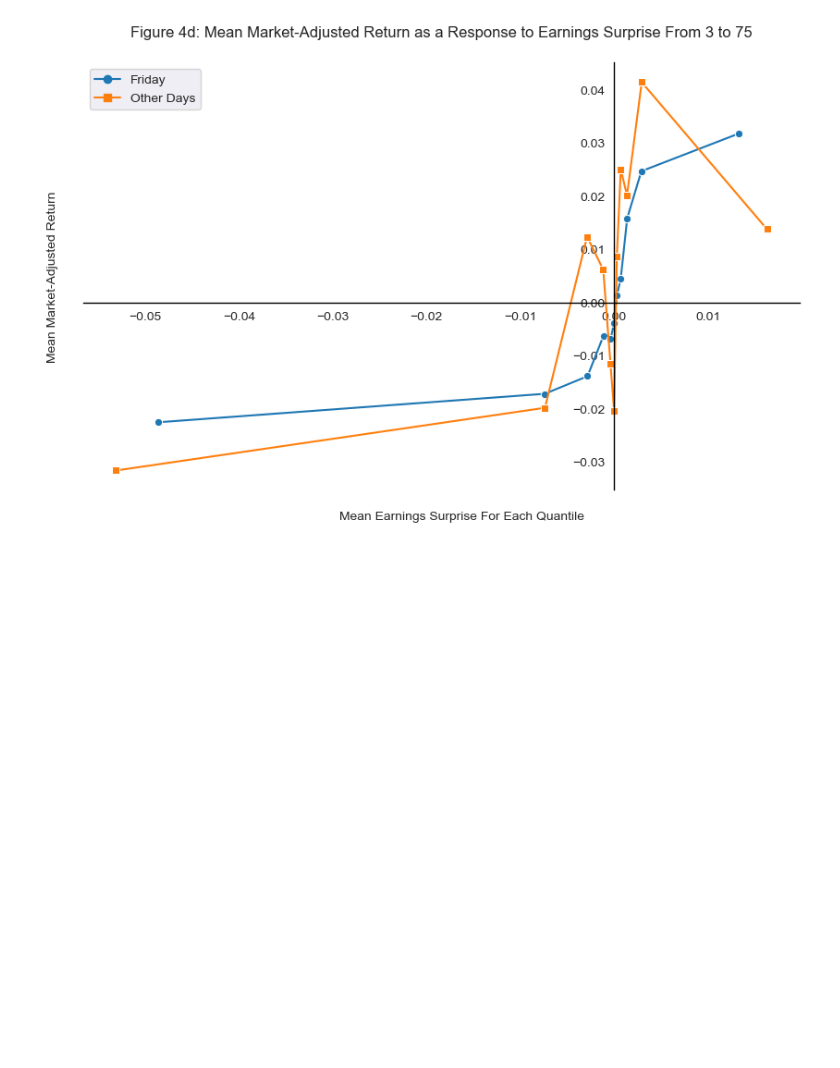
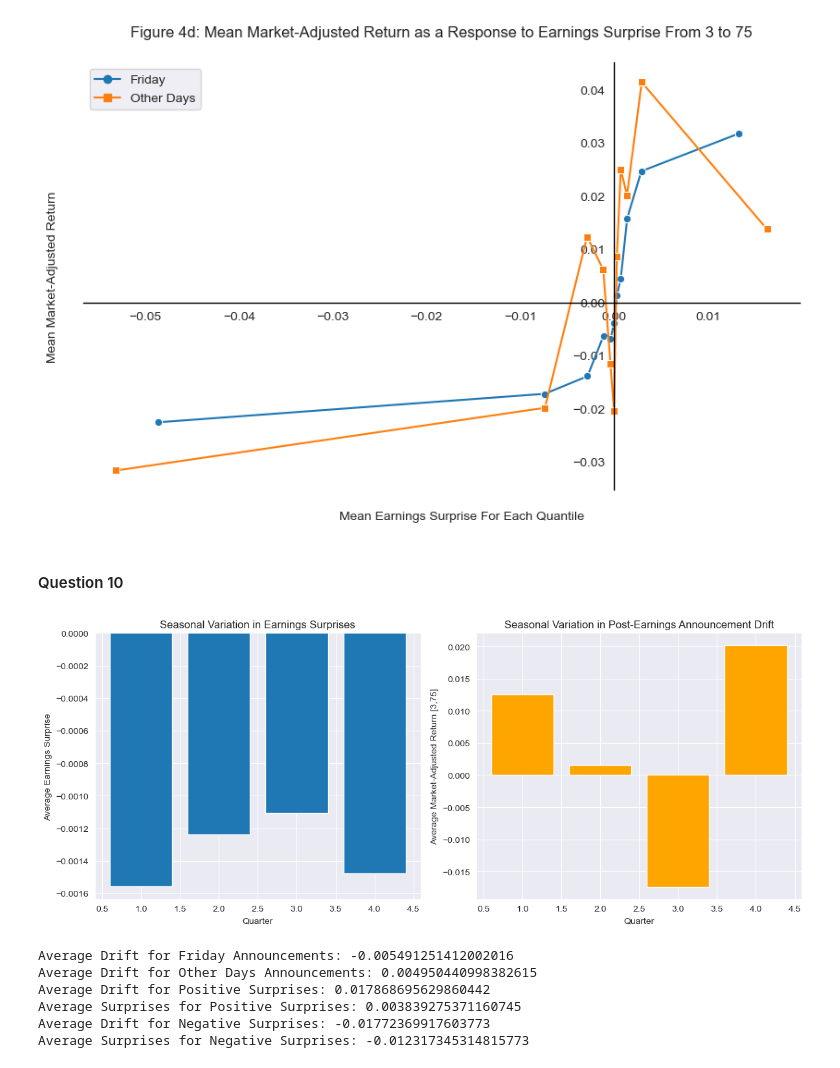
Before and after one commit to imporatore/BehavioralFinance, a Jupyter notebook: EmpiricalProject/Project 1/Empirical Project 1.ipynb, the cells around one changed output. Cells and saved outputs as stored; diff of their text form; code cells hidden in the pictures; blank space fills up the shorter version.

```diff
--- a/EmpiricalProject/Project 1/Empirical Project 1.ipynb
+++ b/EmpiricalProject/Project 1/Empirical Project 1.ipynb
@@ -273,3 +279,49 @@ plt.title("Figure 4d: Mean Market-Adjusted Return as a Response to Earnings Surp
 plt.savefig('fig4d.png')
 # %% [output]
 [figure]
+# %% [markdown]
+#### Question 10
+# %%
+df['quarter'] = pd.to_datetime(df['date']).dt.quarter
+seasonal_surprise = df.groupby('quarter')['sw'].mean()
+seasonal_returns = df.groupby('quarter')['netwin2w'].mean()
+
+plt.figure(figsize=(12, 5))
+plt.subplot(1, 2, 1)
+plt.bar(seasonal_surprise.index, seasonal_surprise.values)
+plt.xlabel('Quarter')
+plt.ylabel('Average Earnings Surprise')
+plt.title('Seasonal Variation in Earnings Surprises')
+
+plt.subplot(1, 2, 2)
+plt.bar(seasonal_returns.index, seasonal_returns.values, color='orange')
+plt.xlabel('Quarter')
+plt.ylabel('Average Market-Adjusted Return [3,75]')
+plt.title('Seasonal Variation in Post-Earnings Announcement Drift')
+plt.tight_layout()
+plt.show()
+
+df['day_of_week'] = pd.to_datetime(df['date']).dt.dayofweek
+friday_drift = df.loc[df['day_of_week'] == 4, 'netwin2w'].mean()
+other_days_drift = df.loc[df['day_of_week'] != 4, 'netwin2w'].mean()
+
+print("Average Drift for Friday Announcements:", friday_drift)
+print("Average Drift for Other Days Announcements:", other_days_drift)
+
+positive_drift = df.loc[df['sw'] > 0, 'netwin2w'].mean()
+positive_surprise = df.loc[df['sw'] > 0, 'sw'].mean()
+negative_drift = df.loc[df['sw'] < 0, 'netwin2w'].mean()
+negative_surprise = df.loc[df['sw'] < 0, 'sw'].mean()
+
+print("Average Drift for Positive Surprises:", positive_drift)
+print("Average Surprises for Positive Surprises:", positive_surprise)
+print("Average Drift for Negative Surprises:", negative_drift)
+print("Average Surprises for Negative Surprises:", negative_surprise)
+# %% [output]
+[figure, added]
+Average Drift for Friday Announcements: -0.005491251412002016
+Average Drift for Other Days Announcements: 0.004950440998382615
+Average Drift for Positive Surprises: 0.017868695629860442
+Average Surprises for Positive Surprises: 0.003839275371160745
+Average Drift for Negative Surprises: -0.01772369917603773
+Average Surprises for Negative Surprises: -0.012317345314815773
```
Also changed, not shown: parts of 3 cells of this notebook.
